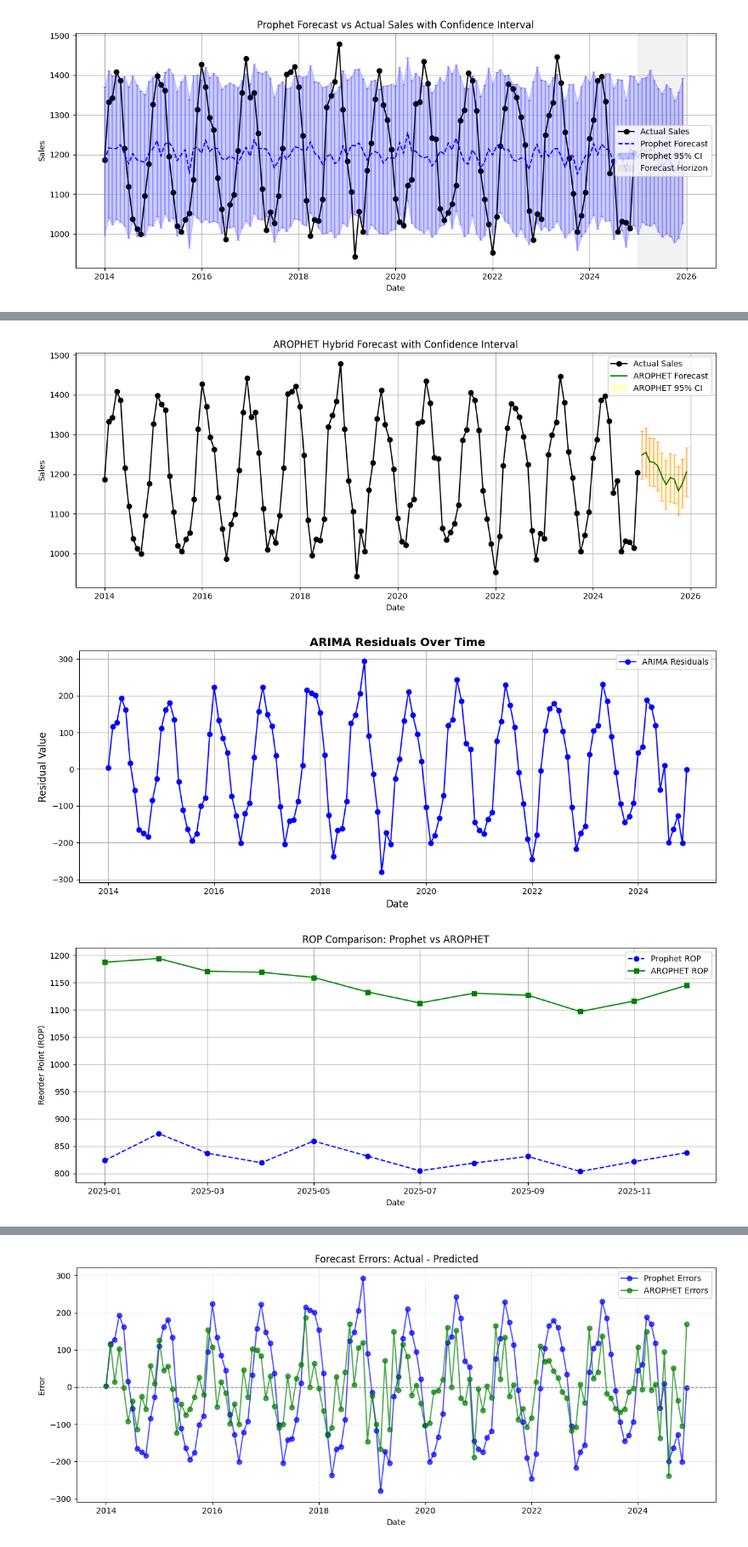
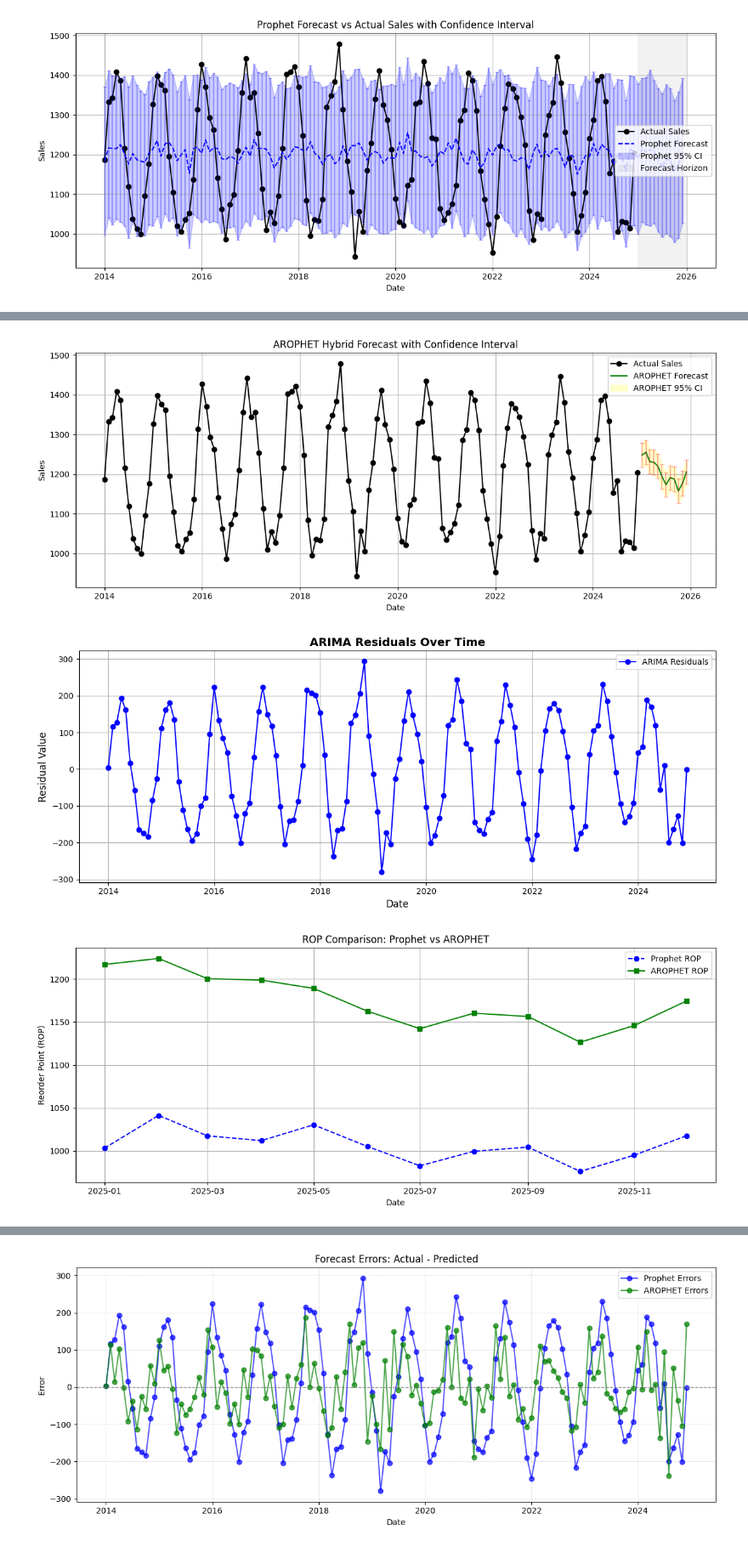
Before and after one commit to ashiqurrahmanshihab/Hybrid_Demand_Forecasting_and-Reorder_Point_Planning_Using_AROPHET, a Jupyter notebook: Alton_20_Sales_Data_2014_2024.ipynb, the cells around one changed output, grey strips where cells are left out. Shown at 85% size. Drawn from its saved outputs; the diff is of its cells as text; code cells hidden in the pictures.

```diff
--- a/Alton_20_Sales_Data_2014_2024.ipynb
+++ b/Alton_20_Sales_Data_2014_2024.ipynb
@@ -77,8 +78,7 @@ df_clean['y'] = (
     .astype(str)
     .str.replace(r'[^0-9.]', '', regex=True)
     .replace('', pd.NA)
-    .astype(float)
-)
+    .astype(float))
 
 df_clean['ds'] = pd.to_datetime(df_clean['ds'], errors='coerce')
 df_clean.dropna(inplace=True)
@@ -373,12 +338,15 @@ if 'yhat_hybrid' in forecast_2025.columns:
     forecast_2025 = forecast_2025.drop(columns=['yhat_hybrid'])
 
 forecast_2025 = forecast_2025.merge(
-    final_forecast[['ds', 'yhat_hybrid']], on='ds', how='left'
-)
+    final_forecast[['ds', 'yhat_hybrid']], on='ds', how='left')
 
 # Final Dynamic ROP Using AROPHET
-k = 1.96
+k = 1.0
 forecast_2025['prophet_rop'] = forecast_2025['yhat'] - k * (forecast_2025['yhat_upper'] - forecast_2025['yhat'])
 hybrid_std = forecast_2025['yhat_hybrid'].std()
 forecast_2025['arophet_median'] = forecast_2025['yhat_hybrid']
 forecast_2025['arophet_rop'] = forecast_2025['yhat_hybrid'] - k * hybrid_std
+
+# Output Table for AROPHET ROP
+print("\n2025 Forecast and ROP Table:")
+print(forecast_2025[['ds', 'yhat', 'yhat_hybrid', 'prophet_rop', 'arophet_rop']])
@@ -437,6 +467,6 @@ Forecast Accuracy Metrics:
 # %%
 # Visualization of Forecast vs Actual Sales with Confidence Intervals
-k = 1.96  # 95% confidence level
+k = 1.0  # 95% confidence level
 hybrid_std = forecast_2025['yhat_hybrid'].std()
 forecast_2025['arophet_lower'] = forecast_2025['yhat_hybrid'] - k * hybrid_std
 forecast_2025['arophet_upper'] = forecast_2025['yhat_hybrid'] + k * hybrid_std
@@ -464,33 +494,33 @@ plt.grid(True)
 plt.tight_layout()
 plt.show()
 # %% [output]
-[figure, old version]
+[figure, new version]
 [figure]
 # %%
 # ROP Comparision: (Prophet vs AROPHET)
 plt.figure(figsize=(12, 5))
 plt.plot(
     forecast_2025['ds'],
     forecast_2025['prophet_rop'],
     label='Prophet ROP',
     linestyle='--',
     marker='o',
-    color='blue'
-)
+    color='blue')
+
 plt.plot(
     forecast_2025['ds'],
     forecast_2025['arophet_rop'],
     label='AROPHET ROP',
     linestyle='-',
     marker='s',
-    color='green'
-)
+    color='green')
+
 plt.title('ROP Comparison: Prophet vs AROPHET')
 plt.xlabel('Date')
 plt.ylabel('Reorder Point (ROP)')
 plt.legend()
 plt.grid(True)
 plt.tight_layout()
 plt.show()
 # %% [output]
-[figure, old version]
+[figure, new version]
```
Also changed, not shown: parts of 15 cells of this notebook, 1 other file.
